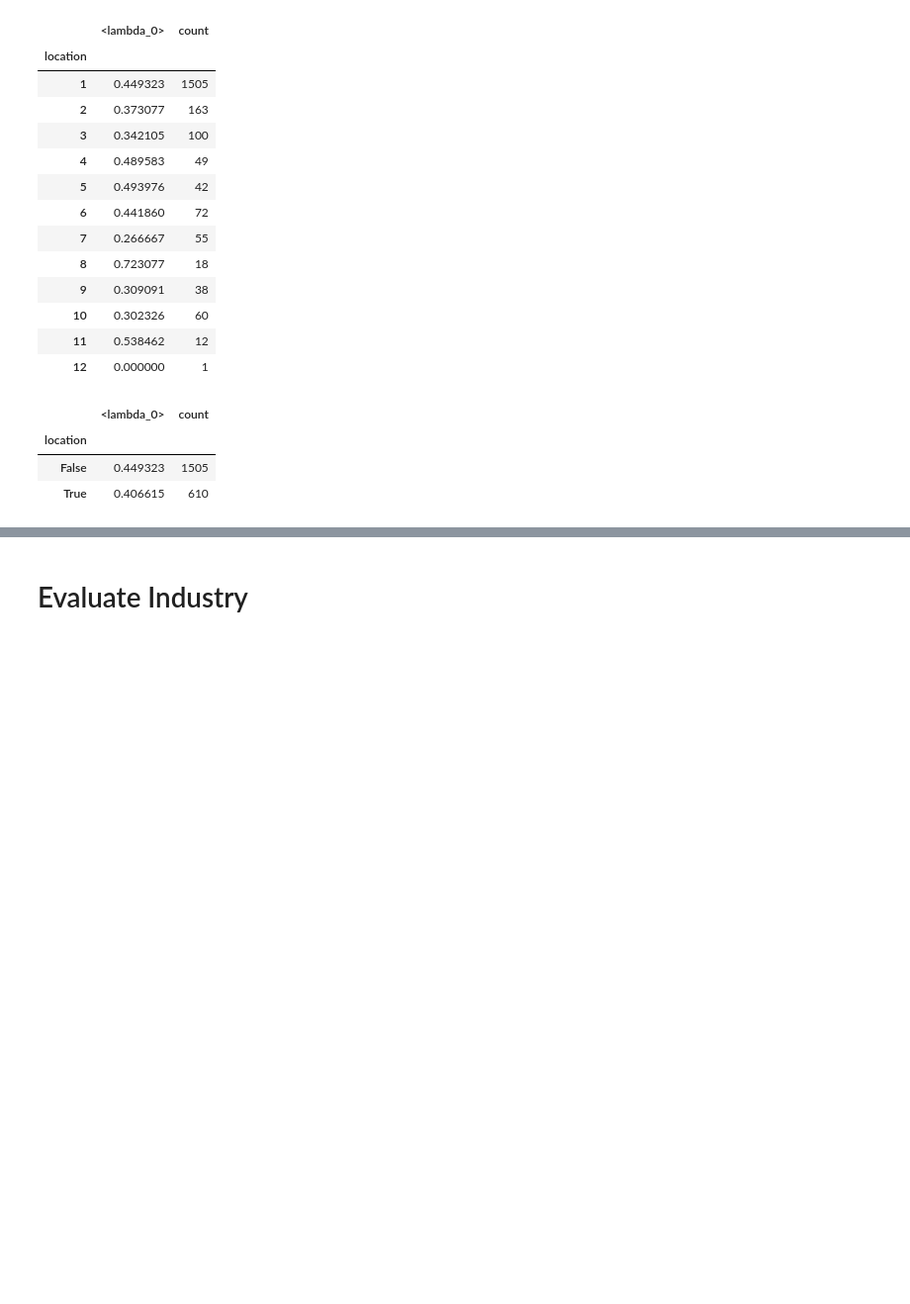
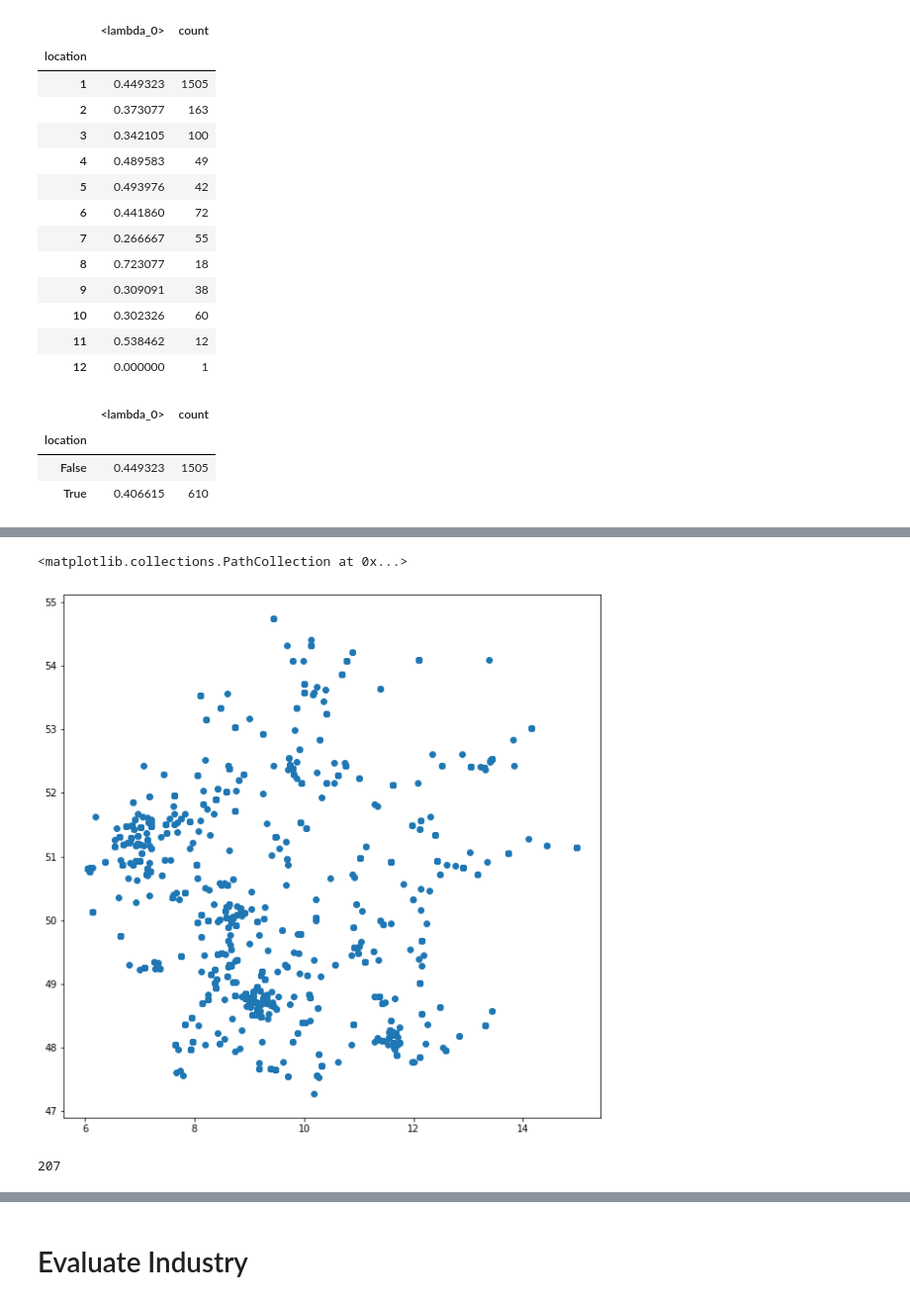
Before and after one commit to Joachim93/Data-Science-Job-Analysis, a Jupyter notebook: Data_Cleaning.ipynb, the cells around one changed output, grey strips where cells are left out. Shown: that part at 99% size. Drawn from its saved outputs; the diff is of its cells as text; code cells hidden in the pictures; blank space fills up the shorter version.

```diff
--- a/Data_Cleaning.ipynb
+++ b/Data_Cleaning.ipynb
@@ -303,0 +492,12 @@ df_location = pd.merge(df, locs, left_index=True, right_index=True, how="left")
+# %%
+plt.figure(figsize=(10, 10))
+plt.scatter(x=df_all["longitude"], y=df_all["latitude"])
+# %% [output]
+<matplotlib.collections.PathCollection at 0x...>
+[figure, added]
+# %%
+df_all["city_salary"] = round(df_all.groupby("location_y")["average_salary"].transform("mean"))
+df_all["city_count"] = df_all.groupby("location_y")["average_salary"].transform("count")
+df_all["city_salary"].nunique()
+# %% [output]
+207
```
Also changed, not shown: parts of 21 cells of this notebook, 2 other files.
